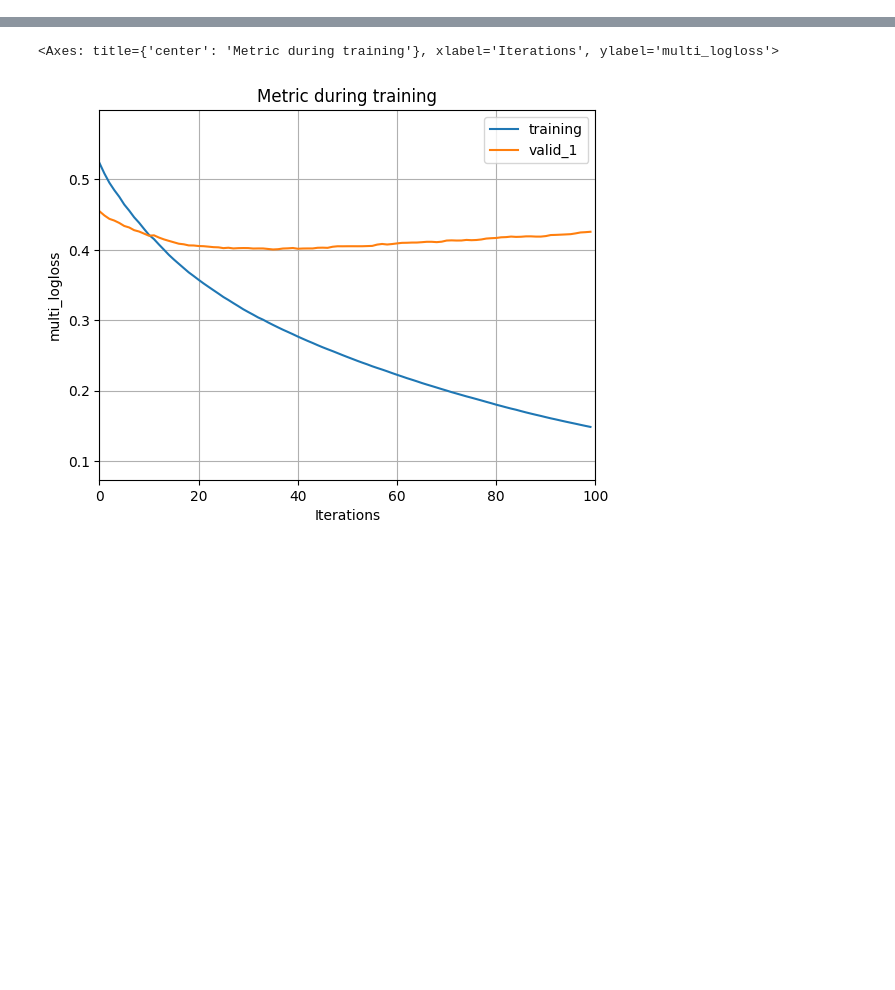
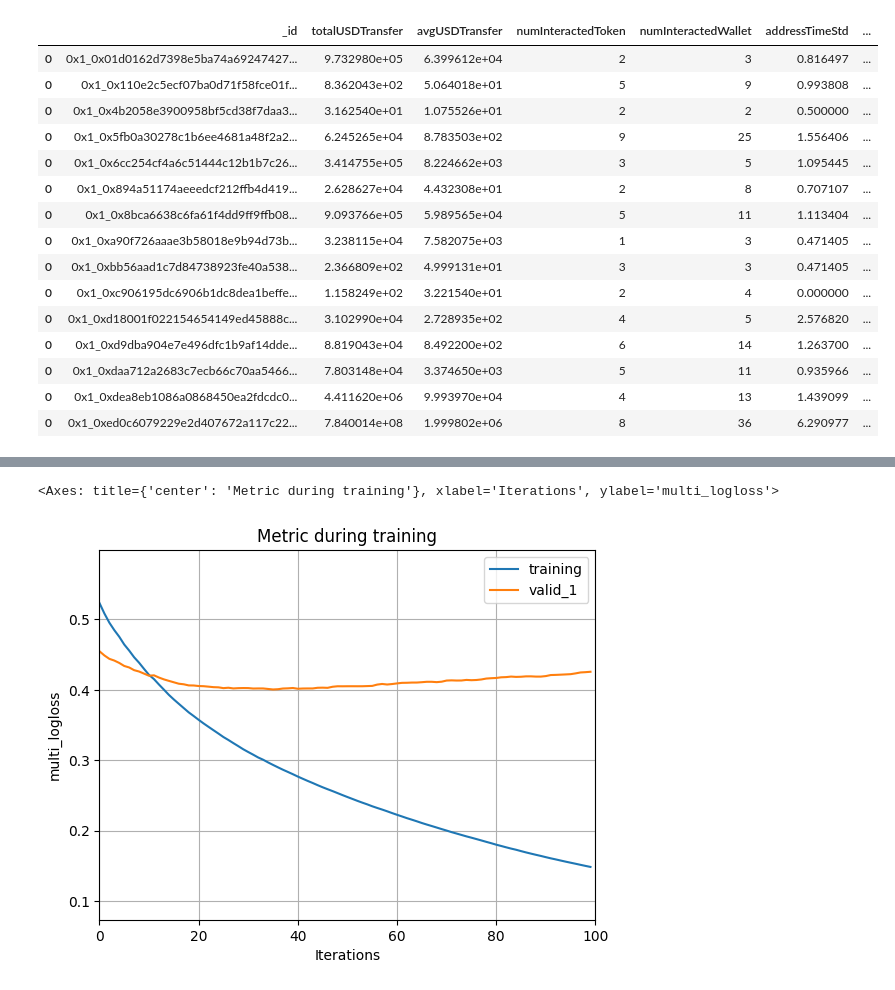
Before and after one commit to hainguyenhuy2002/RecSys, a Jupyter notebook: reputation-analysis/notebook/modeling.ipynb, the cells around one changed output, grey strips where cells are left out. Cells and saved outputs as stored; diff of their text form; code cells hidden in the pictures; blank space fills up the shorter version.

```diff
--- a/reputation-analysis/notebook/modeling.ipynb
+++ b/reputation-analysis/notebook/modeling.ipynb
@@ -92,0 +151,19 @@ def get_label(row):
+# %%
+dapps_df
+# %% [output]
+|  | _id | totalUSDTransfer | avgUSDTransfer | numInteractedToken | numInteractedWallet | addressTimeStd | ... |
+| 0 | 0x1_0x01d0162d7398e5ba74a69247427... | 9.732980e+05 | 6.399612e+04 | 2 | 3 | 0.816497 | ... |
+| 0 | 0x1_0x110e2c5ecf07ba0d71f58fce01f... | 8.362043e+02 | 5.064018e+01 | 5 | 9 | 0.993808 | ... |
+| 0 | 0x1_0x4b2058e3900958bf5cd38f7daa3... | 3.162540e+01 | 1.075526e+01 | 2 | 2 | 0.500000 | ... |
+| 0 | 0x1_0x5fb0a30278c1b6ee4681a48f2a2... | 6.245265e+04 | 8.783503e+02 | 9 | 25 | 1.556406 | ... |
+| 0 | 0x1_0x6cc254cf4a6c51444c12b1b7c26... | 3.414755e+05 | 8.224662e+03 | 3 | 5 | 1.095445 | ... |
+| 0 | 0x1_0x894a51174aeeedcf212ffb4d419... | 2.628627e+04 | 4.432308e+01 | 2 | 8 | 0.707107 | ... |
+| 0 | 0x1_0x8bca6638c6fa61f4dd9ff9ffb08... | 9.093766e+05 | 5.989565e+04 | 5 | 11 | 1.113404 | ... |
+| 0 | 0x1_0xa90f726aaae3b58018e9b94d73b... | 3.238115e+04 | 7.582075e+03 | 1 | 3 | 0.471405 | ... |
+| 0 | 0x1_0xbb56aad1c7d84738923fe40a538... | 2.366809e+02 | 4.999131e+01 | 3 | 3 | 0.471405 | ... |
+| 0 | 0x1_0xc906195dc6906b1dc8dea1beffe... | 1.158249e+02 | 3.221540e+01 | 2 | 4 | 0.000000 | ... |
+| 0 | 0x1_0xd18001f022154654149ed45888c... | 3.102990e+04 | 2.728935e+02 | 4 | 5 | 2.576820 | ... |
+| 0 | 0x1_0xd9dba904e7e496dfc1b9af14dde... | 8.819043e+04 | 8.492200e+02 | 6 | 14 | 1.263700 | ... |
+| 0 | 0x1_0xdaa712a2683c7ecb66c70aa5466... | 7.803148e+04 | 3.374650e+03 | 5 | 11 | 0.935966 | ... |
+| 0 | 0x1_0xdea8eb1086a0868450ea2fdcdc0... | 4.411620e+06 | 9.993970e+04 | 4 | 13 | 1.439099 | ... |
+| 0 | 0x1_0xed0c6079229e2d407672a117c22... | 7.840014e+08 | 1.999802e+06 | 8 | 36 | 6.290977 | ... |
```
Also changed, not shown: parts of 19 cells of this notebook, 2 other files.
